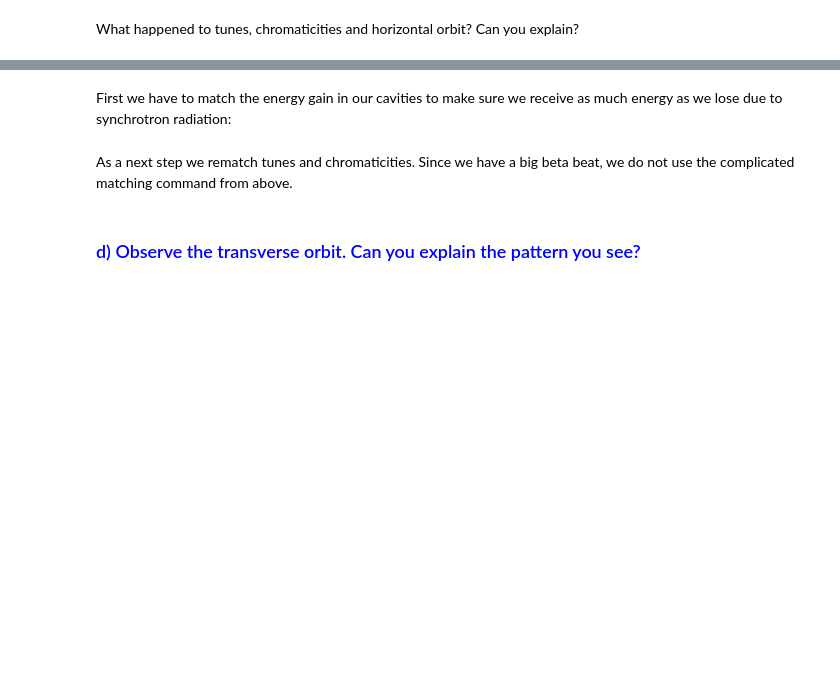
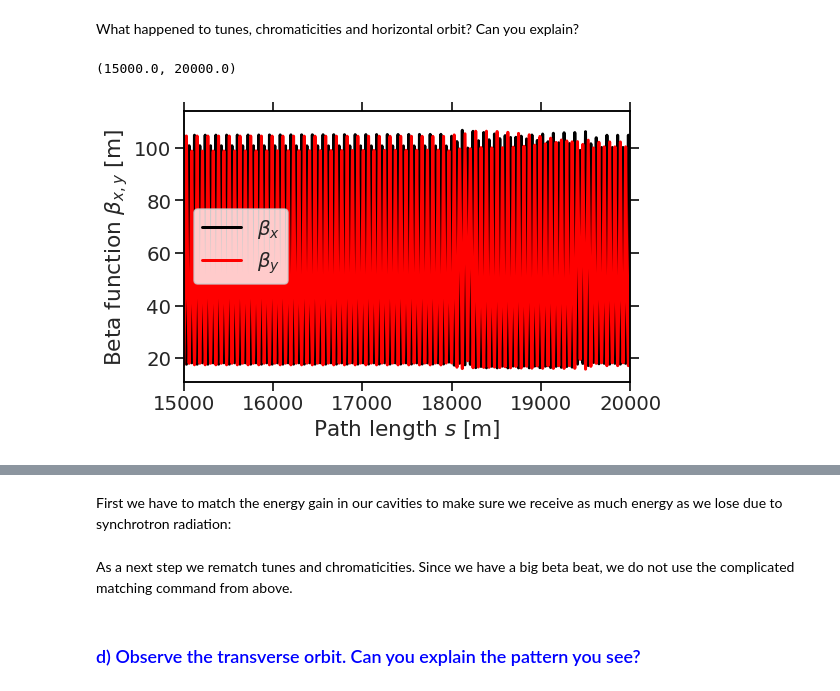
Before and after one commit to youcann/JUAS-2022-accelerator-workshop-group10, a Jupyter notebook: JUAS22_AccDesign_Topic-III-Lattice-Design.ipynb, the cells around one changed output, grey strips where cells are left out. Saved outputs shown, nothing was run; the diff lists cells and outputs as text; code cells hidden in the pictures; blank space fills up the shorter version.

```diff
--- a/JUAS22_AccDesign_Topic-III-Lattice-Design.ipynb
+++ b/JUAS22_AccDesign_Topic-III-Lattice-Design.ipynb
@@ -1897,8 +1990,11 @@ What happened to tunes, chromaticities and horizontal orbit? Can you explain?
 # %%
 plt.figure(figsize=(8, 5))
 plt.plot(twiss['s'], twiss['betx'], label=r'$\beta_x$', color='black')
 plt.plot(twiss['s'], twiss['bety'], label=r'$\beta_y$', color='red')
 plt.xlabel('Path length $s$ [m]')
 plt.ylabel(r'Beta function $\beta_{x,y}$ [m]')
 plt.legend();
-# plt.xlim(15000,20000)
+plt.xlim(15000,20000)
+# %% [output]
+(15000.0, 20000.0)
+[figure, added]
```
Also changed, not shown: parts of 53 cells of this notebook.
